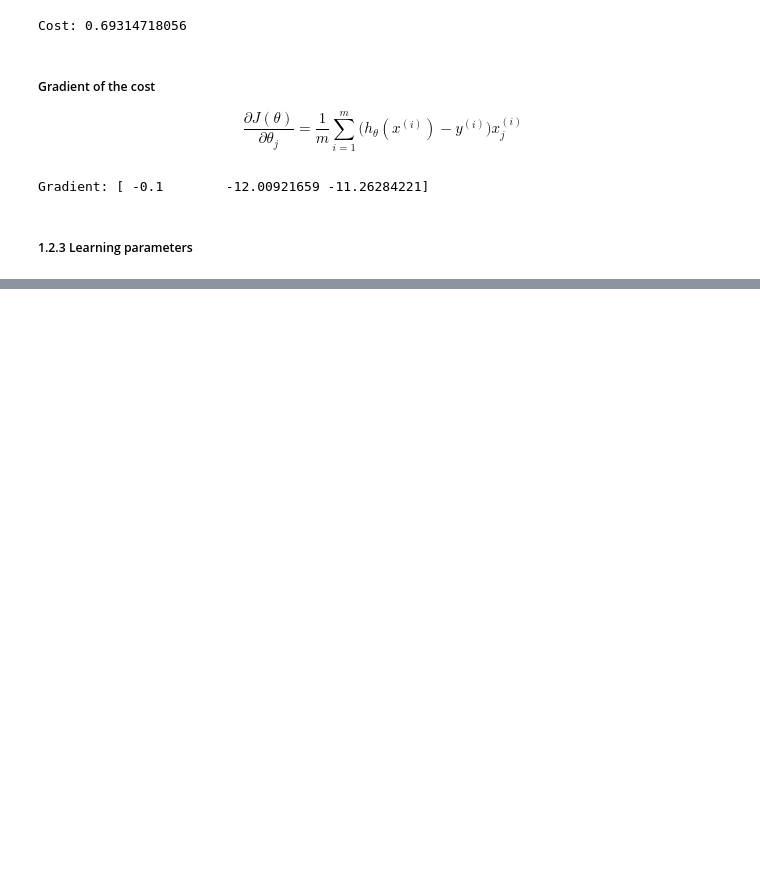
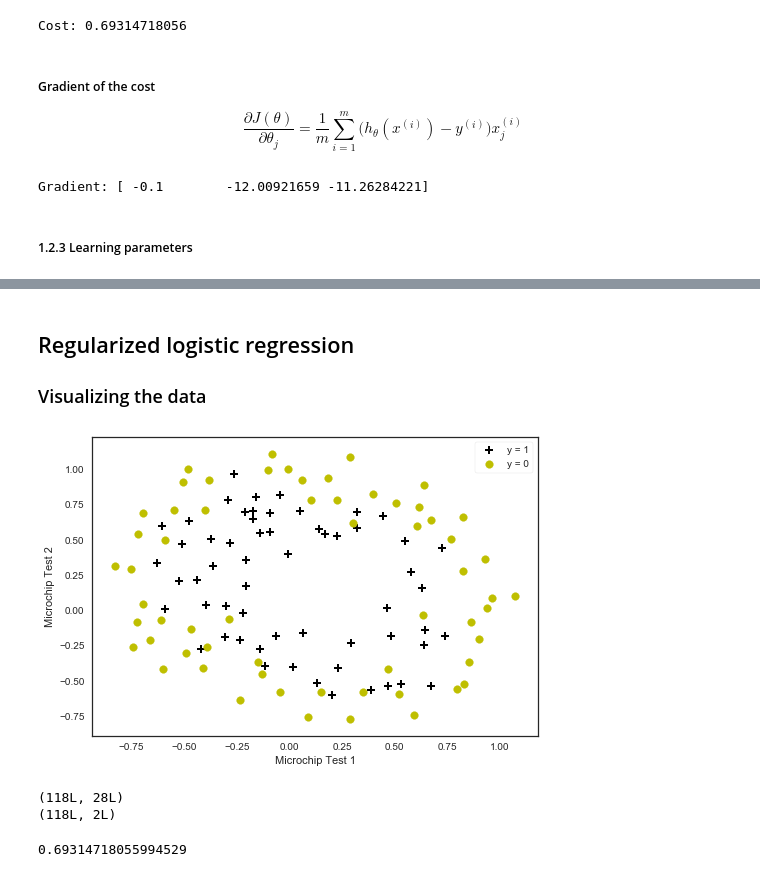
Before and after one commit to jtang10/ML_AndrewNg, a Jupyter notebook: Assignment2/Assignment_LogisticRegression.ipynb, the cells around one changed output, grey strips where cells are left out. Cells and saved outputs as stored; diff of their text form; code cells hidden in the pictures; blank space fills up the shorter version.

```diff
--- a/Assignment2/Assignment_LogisticRegression.ipynb
+++ b/Assignment2/Assignment_LogisticRegression.ipynb
@@ -25,15 +26,16 @@ sns.set_style('white')
 ### 1.1 Visualizing the Data
 # %%
 def plotData(data, label_x='Exam I Score', label_y='Exam II Score',
-             legend_pos='Admitted', legend_neg='Not Admitted'):
+             legend_pos='Admitted', legend_neg='Not Admitted', axes=None):
     pos = data[:, 2] == 1
     neg = data[:, 2] == 0
-    plt.scatter(data[pos][:, 0], data[pos][:, 1], marker='+', color='k',label=legend_pos)
-    plt.scatter(data[neg][:, 0], data[neg][:, 1], marker='o', color='y', label=legend_neg)
-    plt.xlabel(label_x)
-    plt.ylabel(label_y)
-    plt.legend(frameon=True)
-    plt.show()
+    if axes == None:
+        axes = plt.gca()
+    axes.scatter(data[pos][:,0], data[pos][:,1], marker='+', c='k', s=60, linewidth=2, label=legend_pos)
+    axes.scatter(data[neg][:,0], data[neg][:,1], c='y', s=60, label=legend_neg)
+    axes.set_xlabel(label_x)
+    axes.set_ylabel(label_y)
+    axes.legend(frameon= True, fancybox = True);
 # %%
 data = np.loadtxt('ex2/ex2data1.txt', delimiter=',')
 plotData(data)
@@ -99,0 +149,36 @@ Gradient: [ -0.1        -12.00921659 -11.26284221]
+# %% [markdown]
+## Regularized logistic regression
+### Visualizing the data
+# %%
+data2 = np.loadtxt('ex2/ex2data2.txt', delimiter=',')
+plotData(data2, label_x="Microchip Test 1", label_y="Microchip Test 2",
+         legend_pos="y = 1", legend_neg="y = 0")
+
+X = data2[:,0:2]
+y = np.c_[data2[:,2]]
+# %% [output]
+[figure, added]
+# %%
+poly = PolynomialFeatures(6)
+XX = poly.fit_transform(X)
+print XX.shape
+print X.shape
+# %% [output]
+(118L, 28L)
+(118L, 2L)
+# %%
+def costFunctionReg(theta, reg, *args):
+    m = y.size
+    h = sigmoid(XX.dot(theta))
+
+    J = -1.0*(1.0/m)*(np.log(h).T.dot(y)+np.log(1.0-h).T.dot(1.0-y)) + (reg/(2.0*m))*np.sum(np.square(theta[1:]))
+
+    if np.isnan(J[0]):
+        return(np.inf)
+    return(J[0])
+
+
+initial_theta = np.zeros(XX.shape[1])
+costFunctionReg(initial_theta, 1, XX, y)
+# %% [output]
+0.69314718055994529
```
Also changed, not shown: parts of 13 cells of this notebook.
